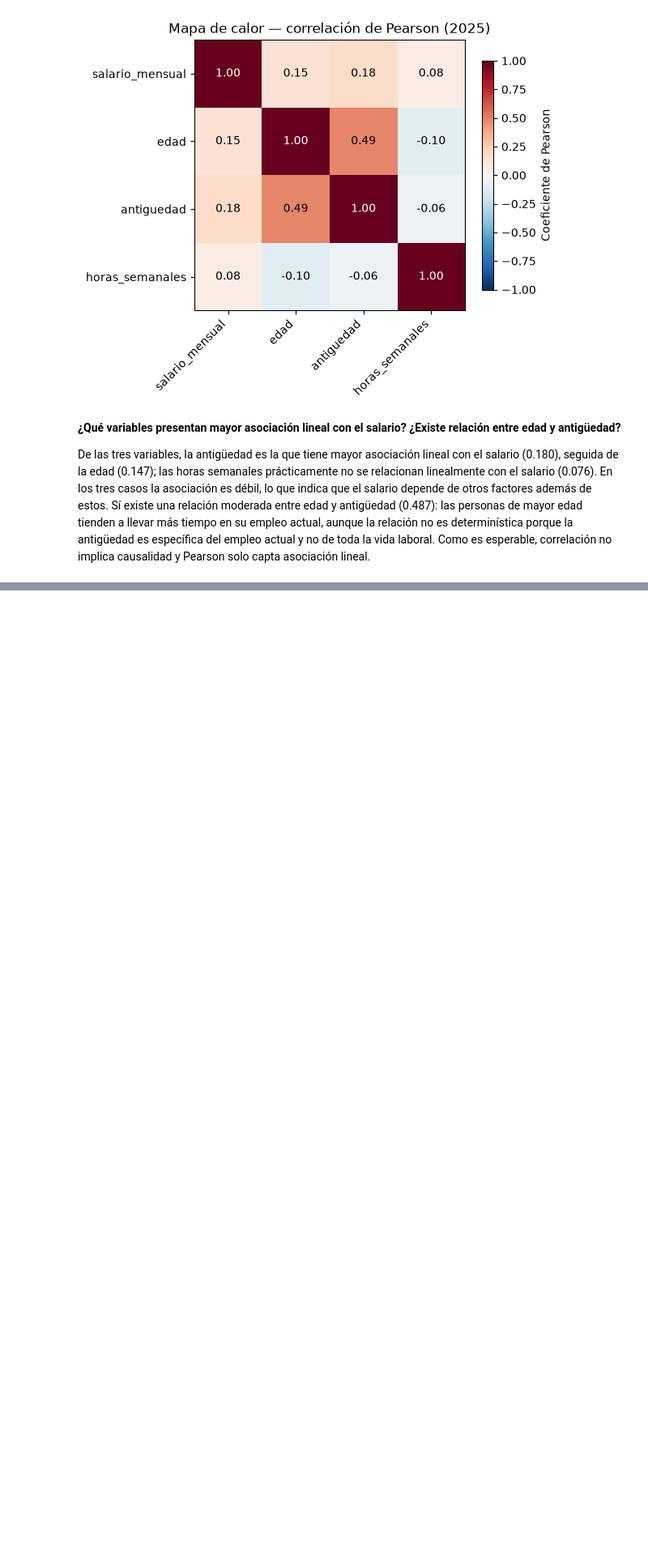
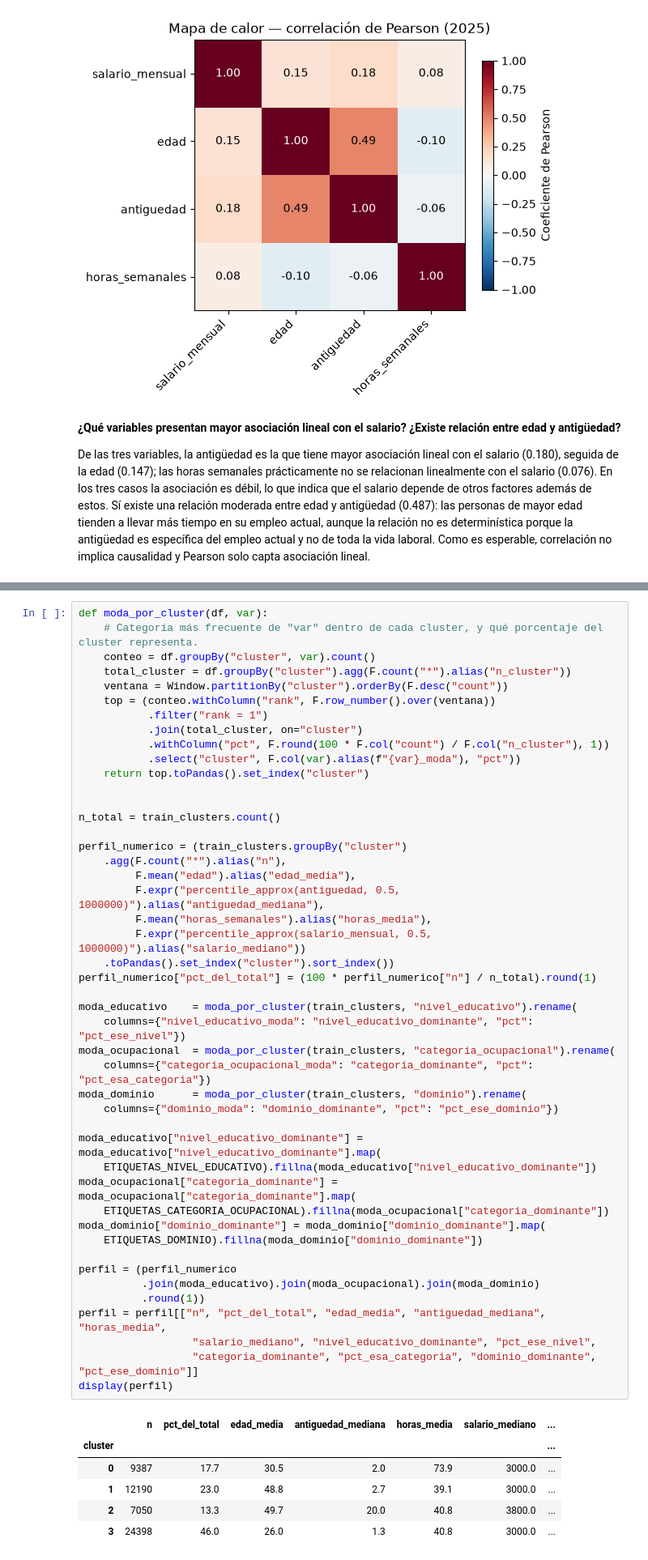
Before and after one commit to erickguerra2/LAB07-DATA, a Jupyter notebook: Lab7.ipynb, the cells around one changed output, grey strips where cells are left out. Shown at 81% size. Drawn from its saved outputs; the diff is of its cells as text; blank space fills up the shorter version.

```diff
--- a/Lab7.ipynb
+++ b/Lab7.ipynb
@@ -1315,0 +1489,53 @@ De las tres variables, la antigüedad es la que tiene mayor asociación lineal c
+# %%
+def moda_por_cluster(df, var):
+    # Categoría más frecuente de "var" dentro de cada cluster, y qué porcentaje del cluster representa.
+    conteo = df.groupBy("cluster", var).count()
+    total_cluster = df.groupBy("cluster").agg(F.count("*").alias("n_cluster"))
+    ventana = Window.partitionBy("cluster").orderBy(F.desc("count"))
+    top = (conteo.withColumn("rank", F.row_number().over(ventana))
+           .filter("rank = 1")
+           .join(total_cluster, on="cluster")
+           .withColumn("pct", F.round(100 * F.col("count") / F.col("n_cluster"), 1))
+           .select("cluster", F.col(var).alias(f"{var}_moda"), "pct"))
+    return top.toPandas().set_index("cluster")
+
+
+n_total = train_clusters.count()
+
+perfil_numerico = (train_clusters.groupBy("cluster")
+    .agg(F.count("*").alias("n"),
+         F.mean("edad").alias("edad_media"),
+         F.expr("percentile_approx(antiguedad, 0.5, 1000000)").alias("antiguedad_mediana"),
+         F.mean("horas_semanales").alias("horas_media"),
+         F.expr("percentile_approx(salario_mensual, 0.5, 1000000)").alias("salario_mediano"))
+    .toPandas().set_index("cluster").sort_index())
+perfil_numerico["pct_del_total"] = (100 * perfil_numerico["n"] / n_total).round(1)
+
+moda_educativo    = moda_por_cluster(train_clusters, "nivel_educativo").rename(
+    columns={"nivel_educativo_moda": "nivel_educativo_dominante", "pct": "pct_ese_nivel"})
+moda_ocupacional  = moda_por_cluster(train_clusters, "categoria_ocupacional").rename(
+    columns={"categoria_ocupacional_moda": "categoria_dominante", "pct": "pct_esa_categoria"})
+moda_dominio      = moda_por_cluster(train_clusters, "dominio").rename(
+    columns={"dominio_moda": "dominio_dominante", "pct": "pct_ese_dominio"})
+
+moda_educativo["nivel_educativo_dominante"] = moda_educativo["nivel_educativo_dominante"].map(
+    ETIQUETAS_NIVEL_EDUCATIVO).fillna(moda_educativo["nivel_educativo_dominante"])
+moda_ocupacional["categoria_dominante"] = moda_ocupacional["categoria_dominante"].map(
+    ETIQUETAS_CATEGORIA_OCUPACIONAL).fillna(moda_ocupacional["categoria_dominante"])
+moda_dominio["dominio_dominante"] = moda_dominio["dominio_dominante"].map(
+    ETIQUETAS_DOMINIO).fillna(moda_dominio["dominio_dominante"])
+
+perfil = (perfil_numerico
+          .join(moda_educativo).join(moda_ocupacional).join(moda_dominio)
+          .round(1))
+perfil = perfil[["n", "pct_del_total", "edad_media", "antiguedad_mediana", "horas_media",
+                  "salario_mediano", "nivel_educativo_dominante", "pct_ese_nivel",
+                  "categoria_dominante", "pct_esa_categoria", "dominio_dominante", "pct_ese_dominio"]]
+display(perfil)
+# %% [output]
+|  | n | pct_del_total | edad_media | antiguedad_mediana | horas_media | salario_mediano | ... |
+| cluster |  |  |  |  |  |  | ... |
+| 0 | 9387 | 17.7 | 30.5 | 2.0 | 73.9 | 3000.0 | ... |
+| 1 | 12190 | 23.0 | 48.8 | 2.7 | 39.1 | 3000.0 | ... |
+| 2 | 7050 | 13.3 | 49.7 | 20.0 | 40.8 | 3800.0 | ... |
+| 3 | 24398 | 46.0 | 26.0 | 1.3 | 40.8 | 3000.0 | ... |
```
Also changed, not shown: parts of 16 cells of this notebook.
